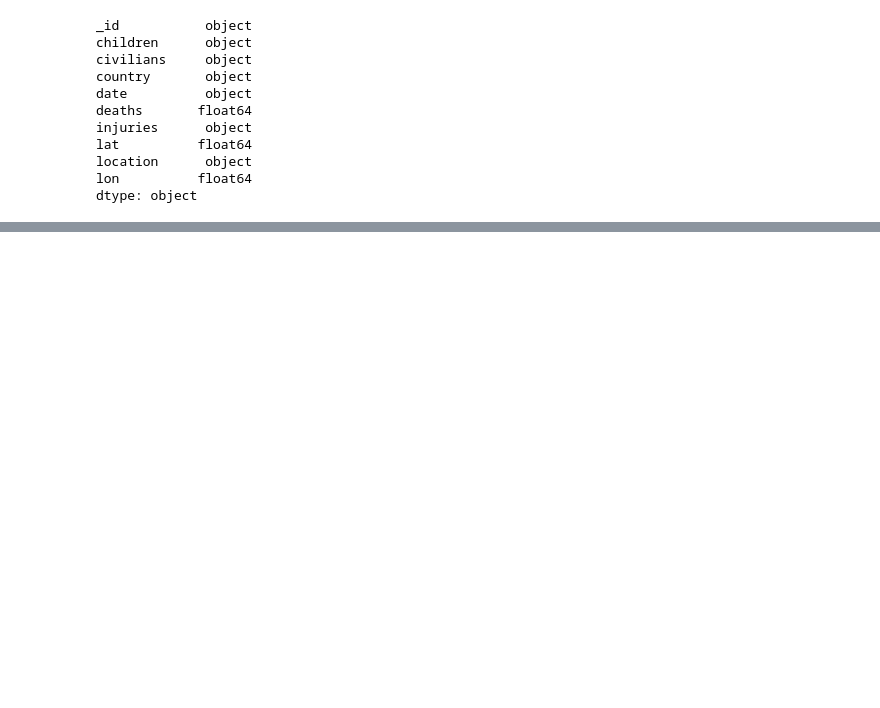
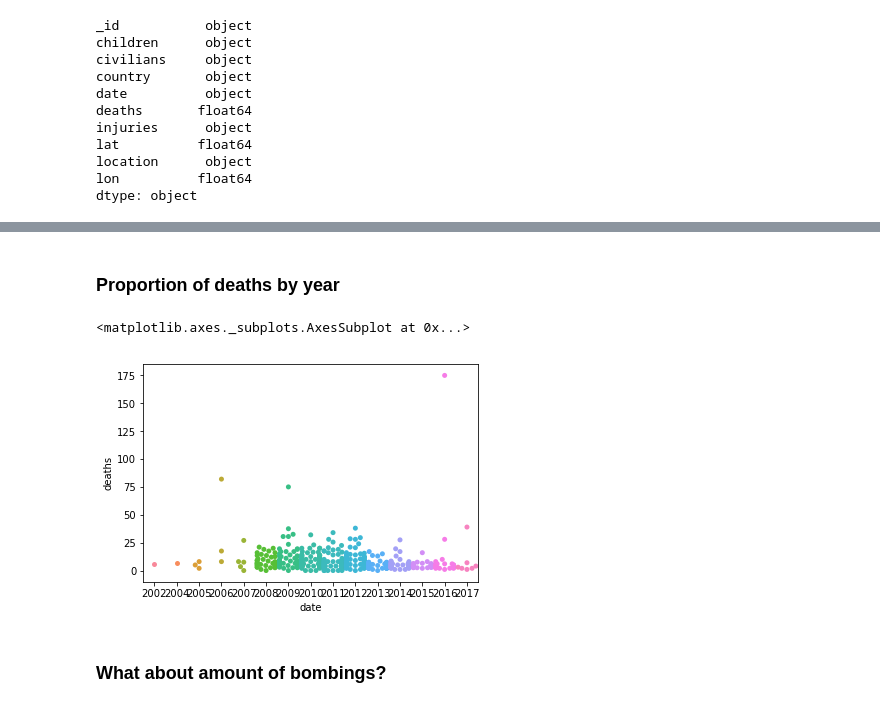
Before and after one commit to Nasdin/Drone-Strike-Visualization, a Jupyter notebook: team-alpha-drone.ipynb, the cells around one changed output, grey strips where cells are left out. Cells and saved outputs as stored; diff of their text form; code cells hidden in the pictures; blank space fills up the shorter version.

```diff
--- a/team-alpha-drone.ipynb
+++ b/team-alpha-drone.ipynb
@@ -237,0 +275,9 @@ Name: date, Length: 647, dtype: object
+# %% [markdown]
+### Proportion of deaths by year
+# %%
+sns.swarmplot (drone_df['date'] , drone_df['deaths'])
+# %% [output]
+<matplotlib.axes._subplots.AxesSubplot at 0x...>
+[figure, added]
+# %% [markdown]
+### What about amount of bombings?
```
Also changed, not shown: parts of 13 cells of this notebook.
